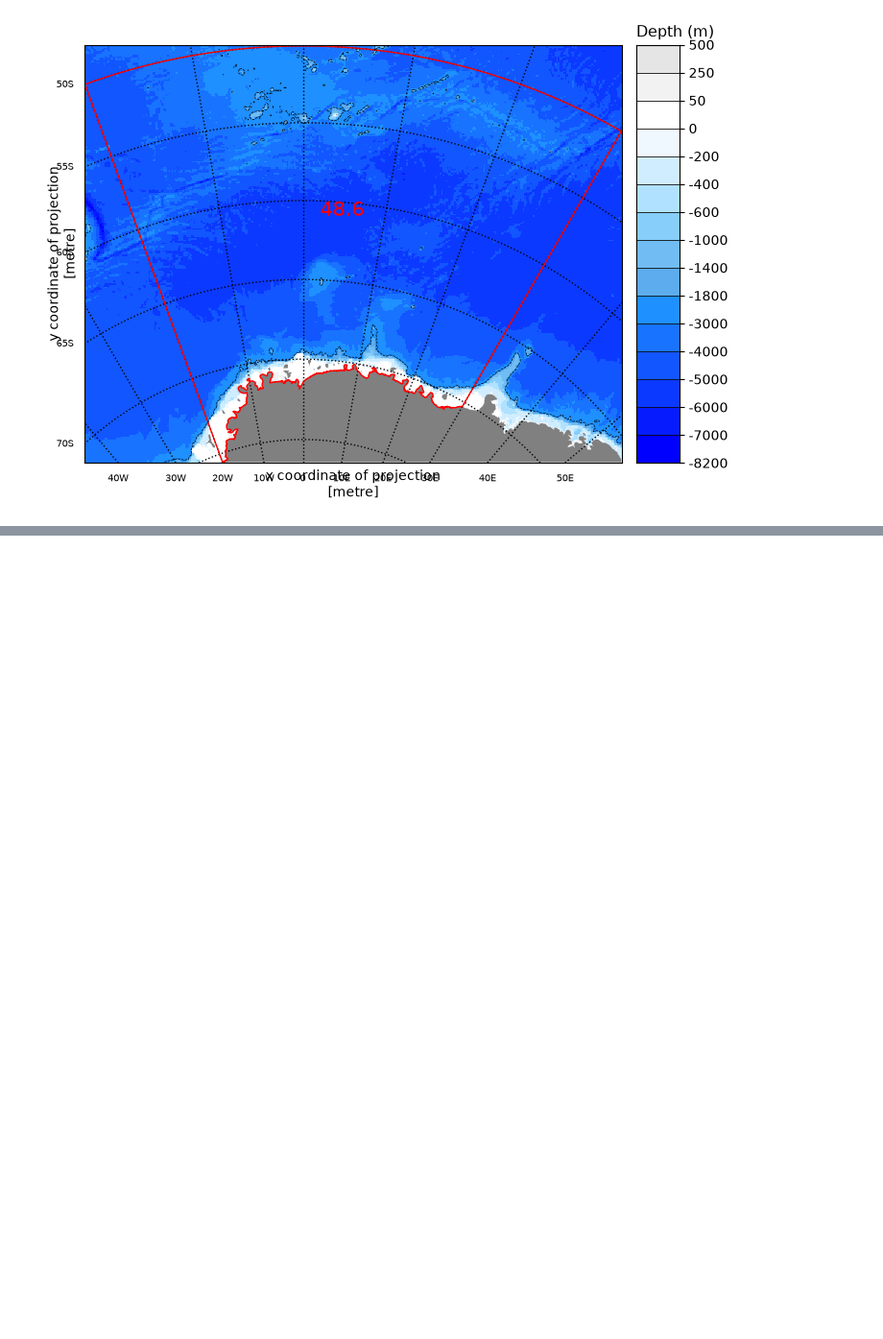
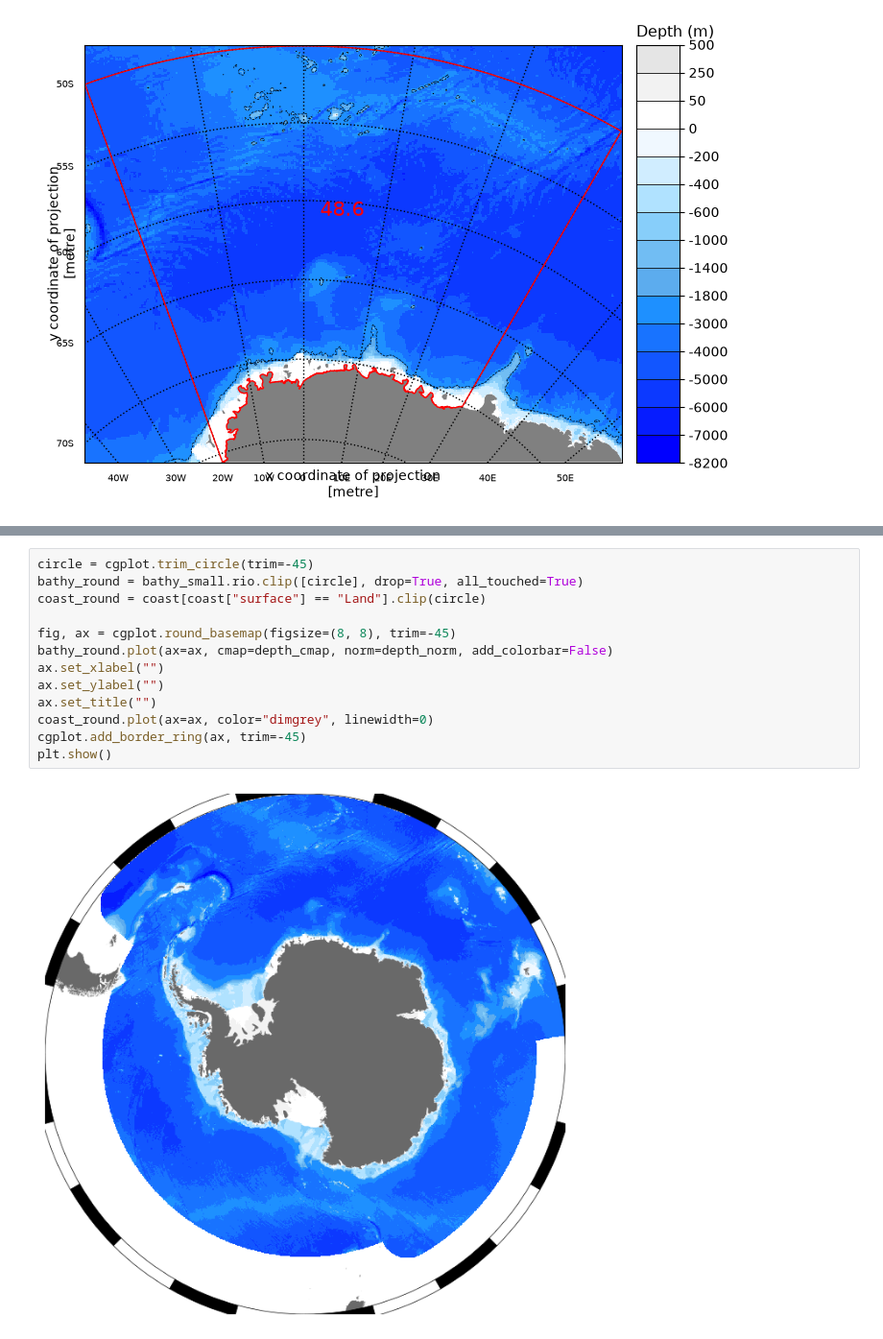
Before and after one commit to Zephyr-Sylvester/ccamlrgis-py, a Jupyter notebook: notebooks/01_basemaps.ipynb, the cells around one changed output, grey strips where cells are left out. Shown at 96% size. Saved outputs shown, nothing was run; the diff lists cells and outputs as text; blank space fills up the shorter version.

```diff
--- a/notebooks/01_basemaps.ipynb
+++ b/notebooks/01_basemaps.ipynb
@@ -91,0 +109,15 @@ plt.show()
+# %%
+circle = cgplot.trim_circle(trim=-45)
+bathy_round = bathy_small.rio.clip([circle], drop=True, all_touched=True)
+coast_round = coast[coast["surface"] == "Land"].clip(circle)
+
+fig, ax = cgplot.round_basemap(figsize=(8, 8), trim=-45)
+bathy_round.plot(ax=ax, cmap=depth_cmap, norm=depth_norm, add_colorbar=False)
+ax.set_xlabel("")
+ax.set_ylabel("")
+ax.set_title("")
+coast_round.plot(ax=ax, color="dimgrey", linewidth=0)
+cgplot.add_border_ring(ax, trim=-45)
+plt.show()
+# %% [output]
+[figure, added]
```
Also changed, not shown: parts of 1 cell of this notebook, 7 other files.
